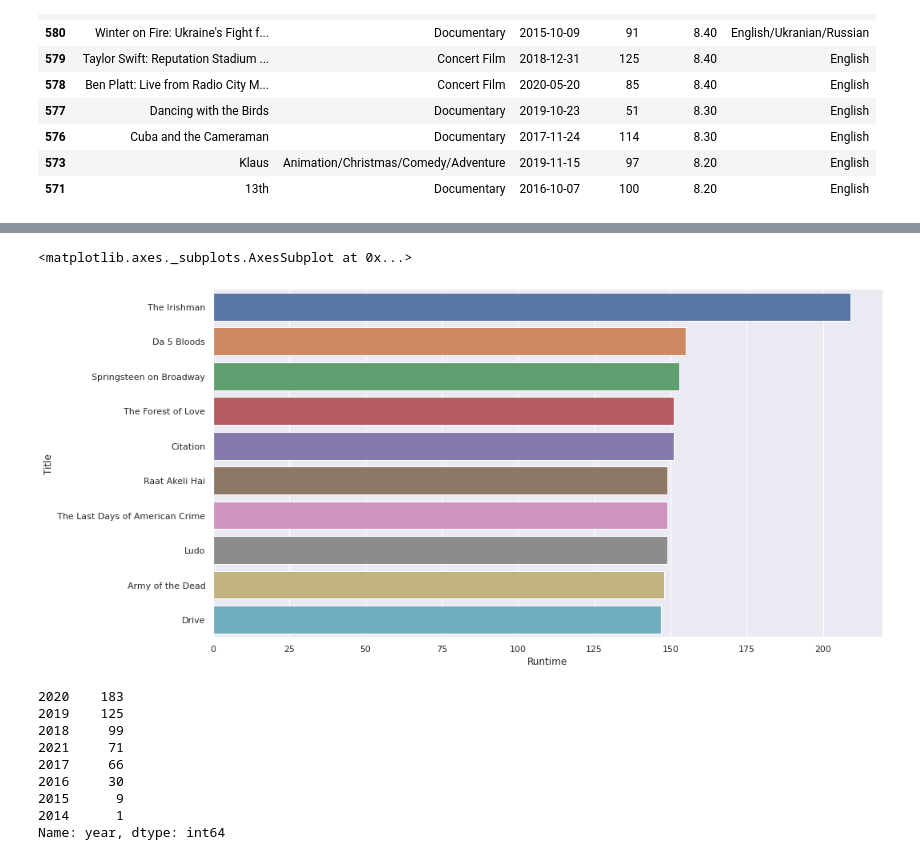
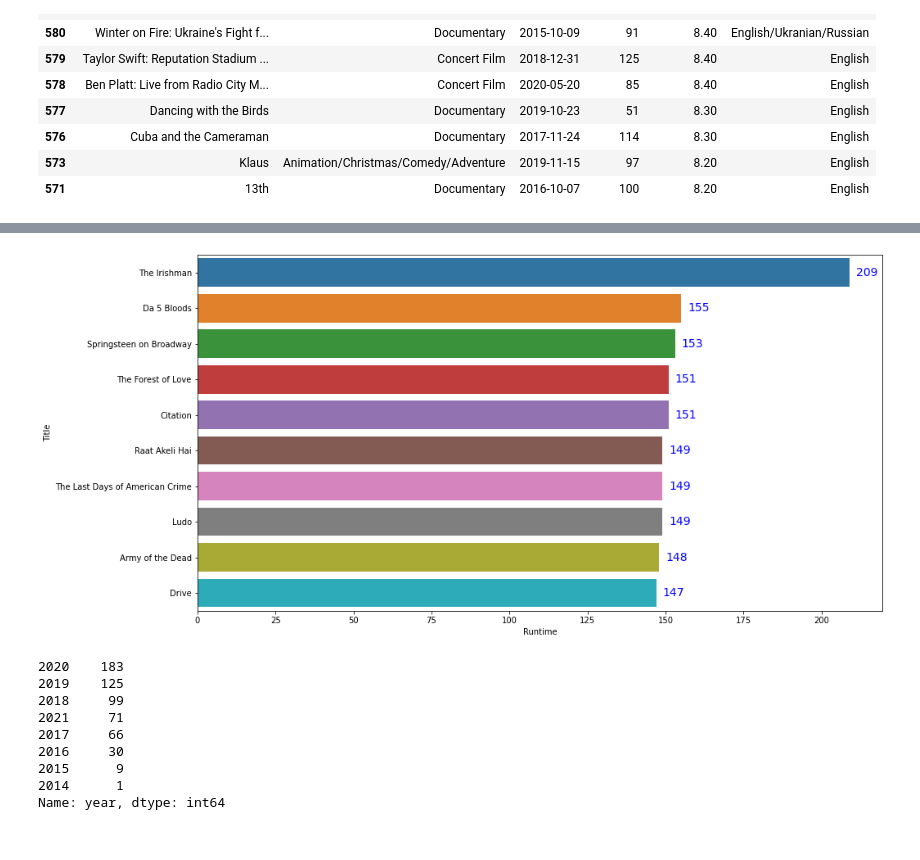
Before and after one commit to CanKemaloglu/GlobalAiHubProjects, a Jupyter notebook: Proje2_GlobalAIHub.ipynb, the cells around one changed output, grey strips where cells are left out. Cells and saved outputs as stored; diff of their text form; code cells hidden in the pictures.

```diff
--- a/Proje2_GlobalAIHub.ipynb
+++ b/Proje2_GlobalAIHub.ipynb
@@ -244,11 +264,13 @@ fig.show()
 # %%
 ## 'Runtime' değeri en yüksek olan ilk 10 film hangileridir? Görselleştiriniz.
 top_ten_runtime = df.groupby("Title").agg({"Runtime": "max"}).sort_values(by = "Runtime", ascending = False)[:10].reset_index()
 plt.figure(figsize=(15,8))
 #plt.barh(long_runtime["Language"], long_runtime["Runtime"])
-sns.barplot(x="Runtime", y="Title", data=top_ten_runtime)
+ax = sns.barplot(x="Runtime", y="Title", data=top_ten_runtime)
+plt.bar_label(ax.containers[0],
+             padding=8, color='b', fontsize=14)
+plt.show()
 # %% [output]
-<matplotlib.axes._subplots.AxesSubplot at 0x...>
-[figure, old version]
+[figure, new version]
 # %%
 ## Hangi yılda en fazla film yayımlanmıştır? Görselleştiriniz.
```
Also changed, not shown: parts of 8 cells of this notebook.
